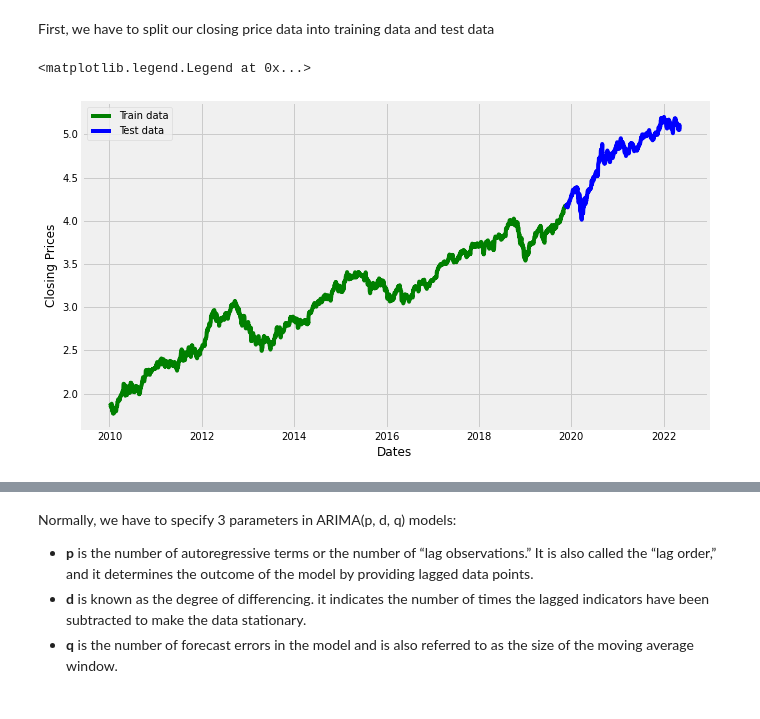
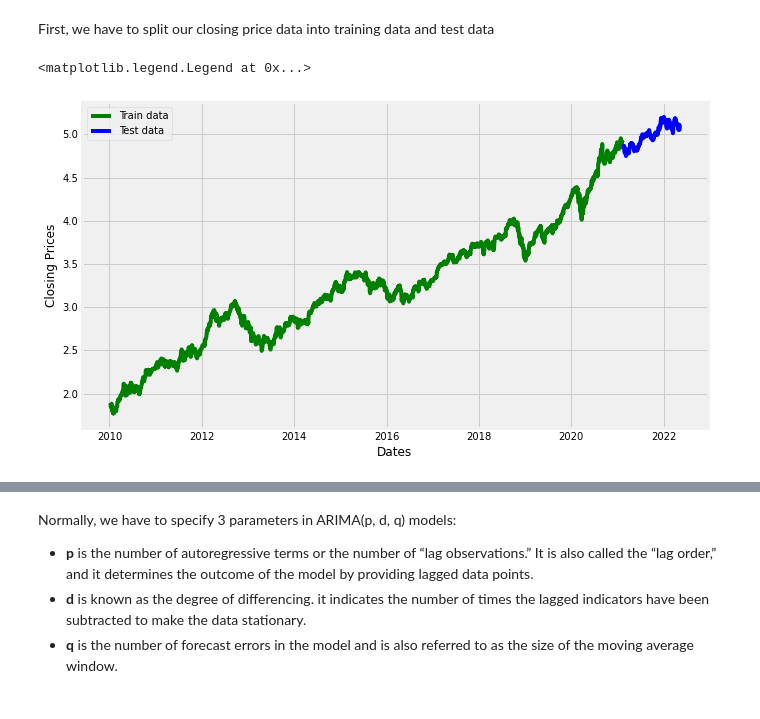
Before and after one commit to kbtran93/aapl-stock-prediction, a Jupyter notebook: aapl_stock_prediction.ipynb, the cells around one changed output, grey strips where cells are left out. Drawn from its saved outputs; the diff is of its cells as text; code cells hidden in the pictures.

```diff
--- a/aapl_stock_prediction.ipynb
+++ b/aapl_stock_prediction.ipynb
@@ -245,14 +245,15 @@ First, we have to split our closing price data into training data and test data
 # %%
 # Split data into train and test set
 
-train_data, test_data = log_close[3:int(len(log_close)*0.8)], log_close[int(len(log_close)*0.8):]
+train_sample_size = int(len(log_close) * 0.9)
+train_data, test_data = log_close[3:train_sample_size], log_close[(train_sample_size+1):]
 plt.figure(figsize=(10,6))
 plt.grid(True)
 plt.xlabel('Dates')
 plt.ylabel('Closing Prices')
 plt.plot(train_data, 'green', label='Train data')
 plt.plot(test_data, 'blue', label='Test data')
 plt.legend()
 # %% [output]
 <matplotlib.legend.Legend at 0x...>
-[figure, old version]
+[figure, new version]
```
Also changed, not shown: parts of 20 cells of this notebook.
